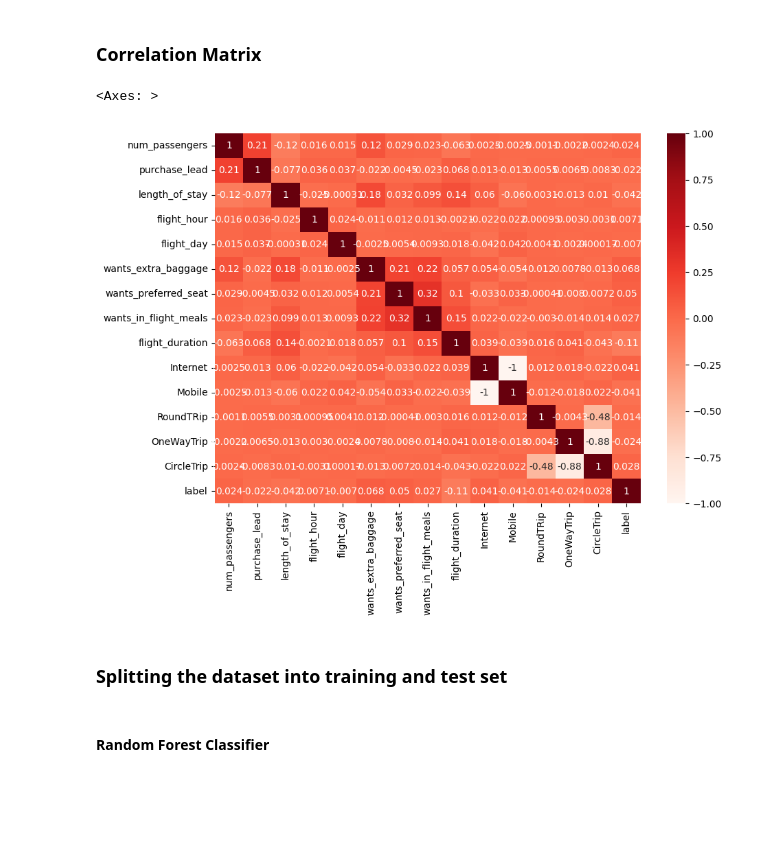
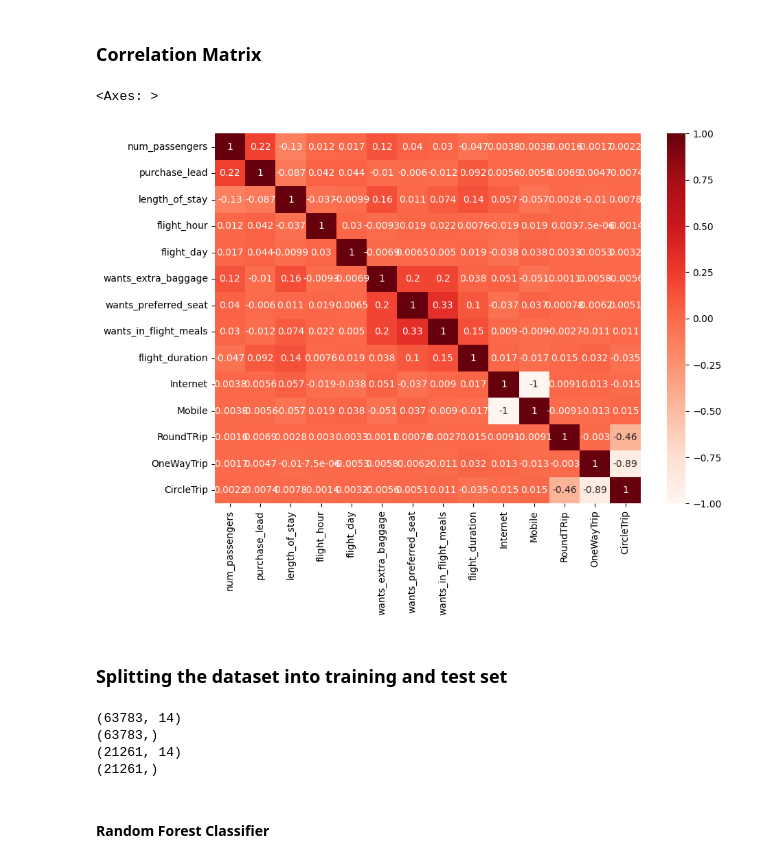
Before and after one commit to jeremi0214/DS_project_BA, a Jupyter notebook: predictive_model.ipynb, the cells around one changed output. Saved outputs shown, nothing was run; the diff lists cells and outputs as text; code cells hidden in the pictures; blank space fills up the shorter version.

Commit message:
update predict model

```diff
--- a/predictive_model.ipynb
+++ b/predictive_model.ipynb
@@ -46,10 +42,13 @@ df_new = df
 # %%
 from sklearn.preprocessing import OneHotEncoder
 
-#create instance of one hot encoder
+# create instance of one hot encoder
 encoder = OneHotEncoder(handle_unknown='ignore')
 
-#one hot encode Sales Channel
+# initialize df_new with a copy of df
+df_new = df.copy()
+
+# one hot encode Sales Channel and join
 sales_encoder = pd.DataFrame(encoder.fit_transform(df[["sales_channel"]]).toarray())
 sales_encoder = sales_encoder.rename(columns={0:'Internet', 1:'Mobile'})
 df_new = df_new.join(sales_encoder)
@@ -59,6 +58,6 @@ trip_encoder = pd.DataFrame(encoder.fit_transform(df[["trip_type"]]).toarray())
 trip_encoder = trip_encoder.rename(columns={0:'RoundTRip', 1:'OneWayTrip',2:'CircleTrip'})
 df_new = df_new.join(trip_encoder)
 
-#drop categorical columns now
-df_new.drop(['sales_channel', 'trip_type','booking_origin', 'route'], axis=1, inplace = True)
+# drop categorical columns now
+df_new.drop(['sales_channel', 'trip_type', 'booking_origin', 'route'], axis=1, inplace=True)
 # %%
@@ -115,0 +118,8 @@ scaled_df
+# %%
+from imblearn.over_sampling import SMOTE
+
+# using imblearn to removing imablance in our dataset
+smote = SMOTE()
+x_smote, y_smote = smote.fit_resample(scaled_df.drop('label',  axis=1),scaled_df['label'])
+print(x_smote.shape)
+print(y_smote.shape)
@@ -117,13 +139,14 @@ scaled_df
 ### Correlation Matrix
 # %%
 # Calculate the correlation
-corr = scaled_df.corr()
+x_smote = pd.DataFrame(x_smote, columns=df_new.columns)
+corr = x_smote.corr()
 
 # Plot the heat
 plt.figure(figsize=(10,7))
 sns.heatmap(corr, annot=True, cmap="Reds")
 # %% [output]
 <Axes: >
-[figure, old version]
+[figure, new version]
 # %% [markdown]
 ### Splitting the dataset into training and test set
@@ -167,2 +153,16 @@ def f_score(y_true, y_pred):
+# %%
+from sklearn.model_selection import train_test_split
+
+x_train, x_test, y_train, y_test = train_test_split(x_smote, y_smote, test_size=0.25, random_state=1)
+
+print(x_train.shape)
+print(y_train.shape)
+print(x_test.shape)
+print(y_test.shape)
+# %% [output]
+(63783, 14)
+(63783,)
+(21261, 14)
+(21261,)
 # %% [markdown]
 #### Random Forest Classifier
```
Also changed, not shown: parts of 22 cells of this notebook.
